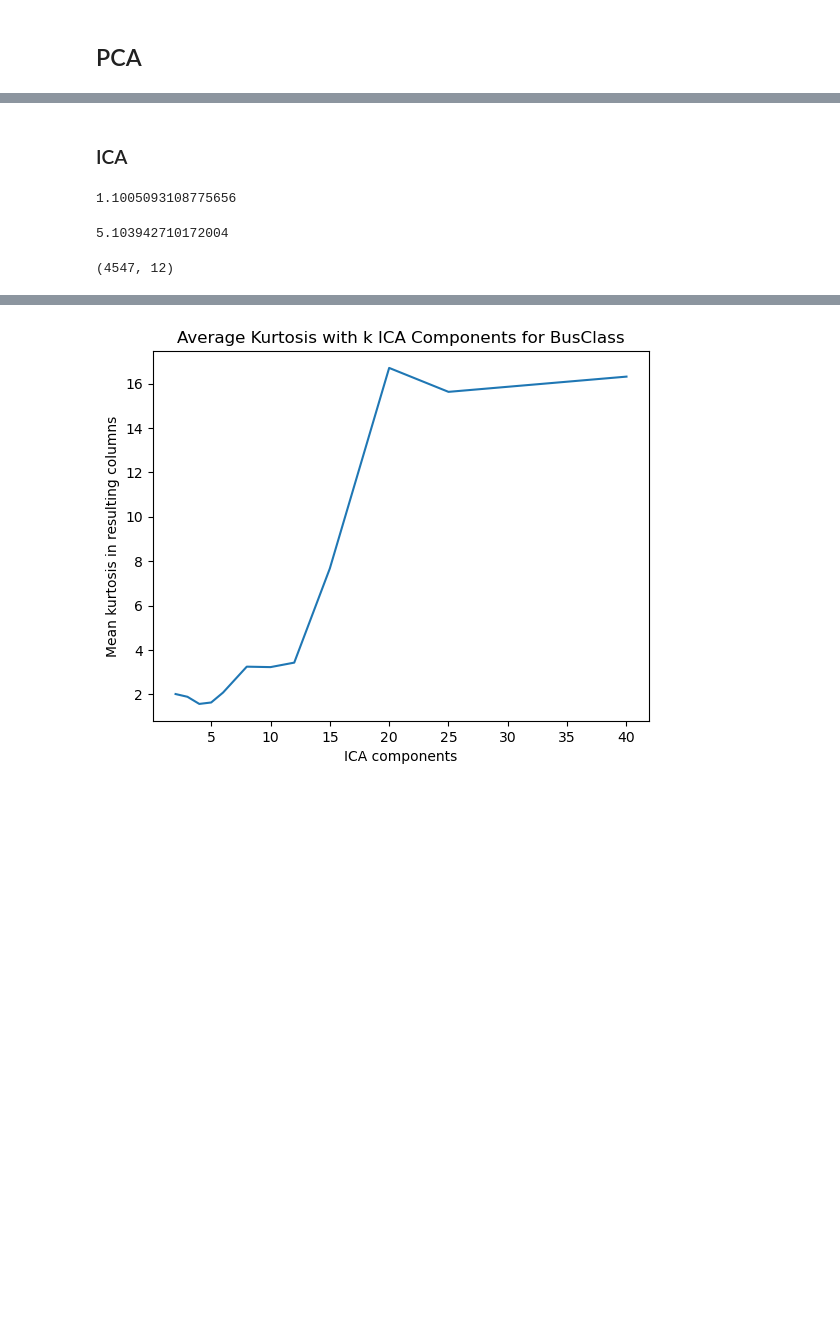
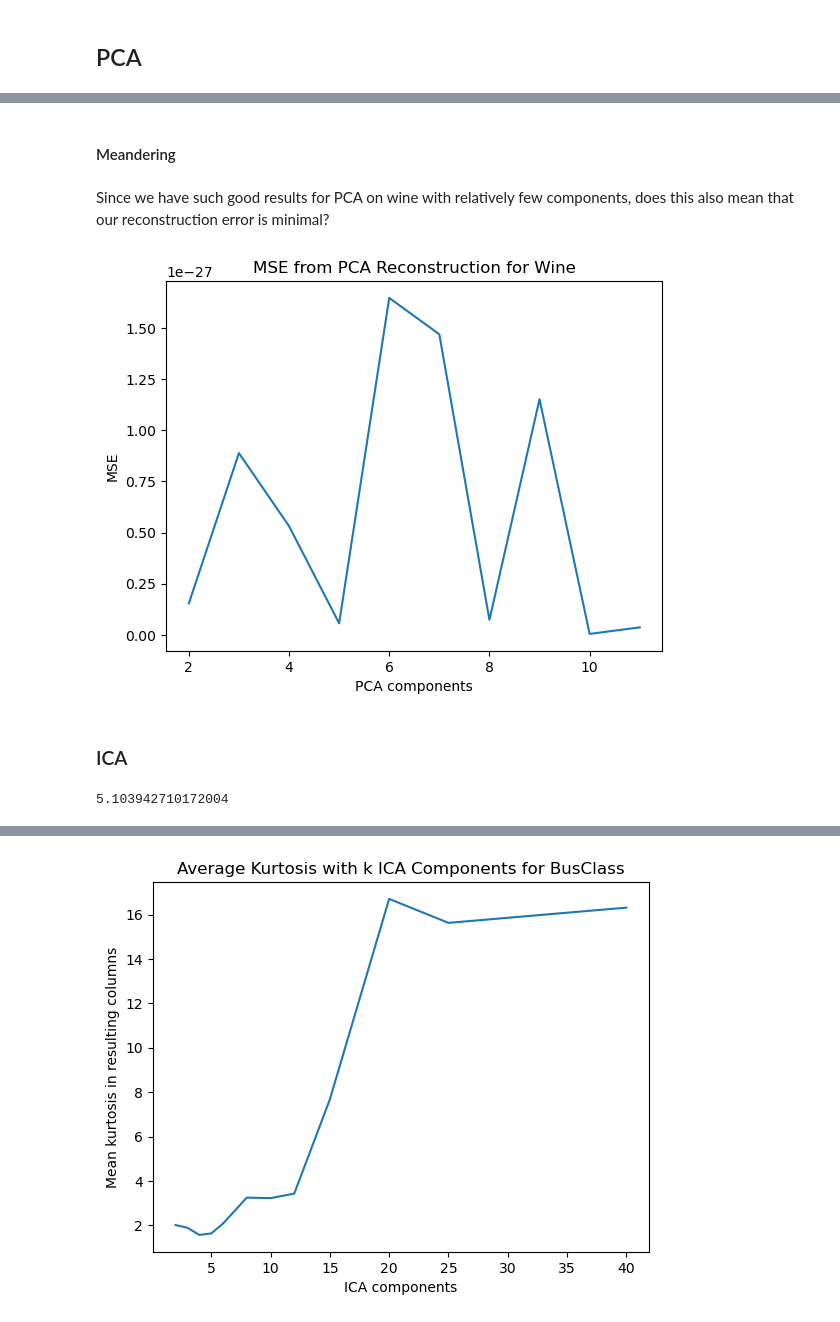
Before and after one commit to ryankarel/cs-7641-ul, a Jupyter notebook: RK UL.ipynb, the cells around one changed output, grey strips where cells are left out. Saved outputs shown, nothing was run; the diff lists cells and outputs as text; code cells hidden in the pictures; blank space fills up the shorter version.

```diff
--- a/RK UL.ipynb
+++ b/RK UL.ipynb
@@ -376,20 +392,36 @@ We'll use 6 components for Business Classification and only 2 for Wine.
+# %% [markdown]
+#### Meandering
+# %% [markdown]
+Since we have such good results for PCA on wine with relatively few components, does this also mean that our reconstruction error is minimal?
+# %%
+X, y = training_datasets['Wine']
+errors = []
+opts = [2, 3, 4, 5, 6, 7, 8, 9, 10, 11]
+opts = [o for o in opts if o < X.shape[1]]
+# X_values = Normalizer().fit_transform(X.values)
+X_values = X.values
+for k in opts:
+    reducer = PCA(
+        n_components=k,
+        random_state=random_state
+    )
+    X_reconstructed = reducer.inverse_transform(
+        reducer.fit_transform(X_values)
+    )
+    mse = np.sum((X_values - X_reconstructed)) ** 2 / np.prod(X.shape)
+    errors.append(mse)
+plt.clf()
+pd.Series(errors, index=opts).plot(
+    title=f'MSE from PCA Reconstruction for {dataset_name}',
+    xlabel='PCA components',
+    ylabel='MSE'
+)
+plt.show()
+# %% [output]
+[figure, added]
 # %% [markdown]
 ### ICA
-# %%
-X, y = training_datasets['Wine']
-reducer = FastICA(
-    n_components=5,
-    random_state=random_state
-)
-reducer.fit(X.values)
-pd.DataFrame(reducer.components_).kurtosis().mean()
-# %% [output]
-1.1005093108775656
-# %%
-pd.DataFrame(reducer.fit_transform(X.values)).kurtosis().mean()
-# %% [output]
-5.103942710172004
-# %%
-X.shape
-# %% [output]
-(4547, 12)
+# %%
+pd.DataFrame(reducer.fit_transform(X.values)).kurtosis().mean()
+# %% [output]
+5.103942710172004
```
Also changed, not shown: parts of 12 cells of this notebook.
